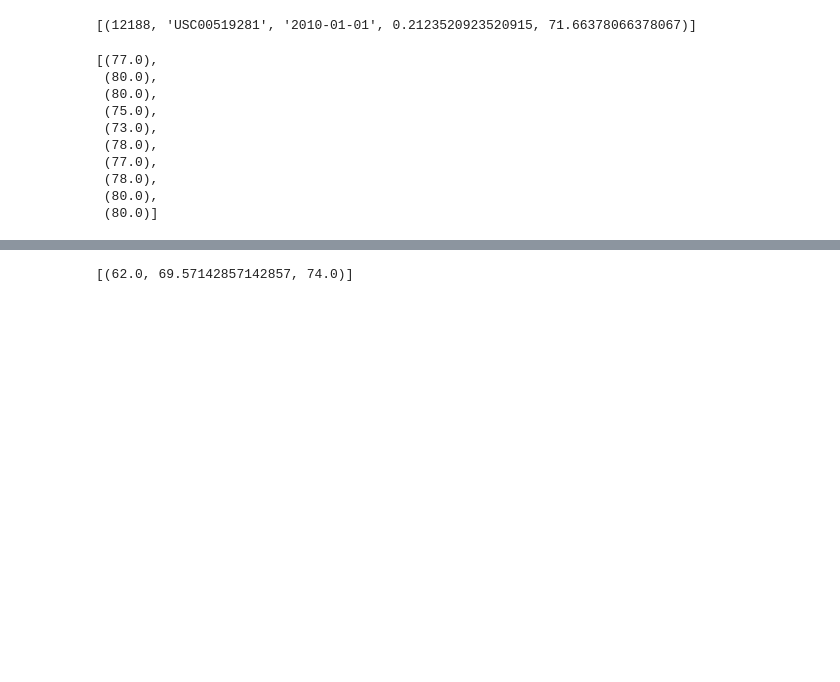
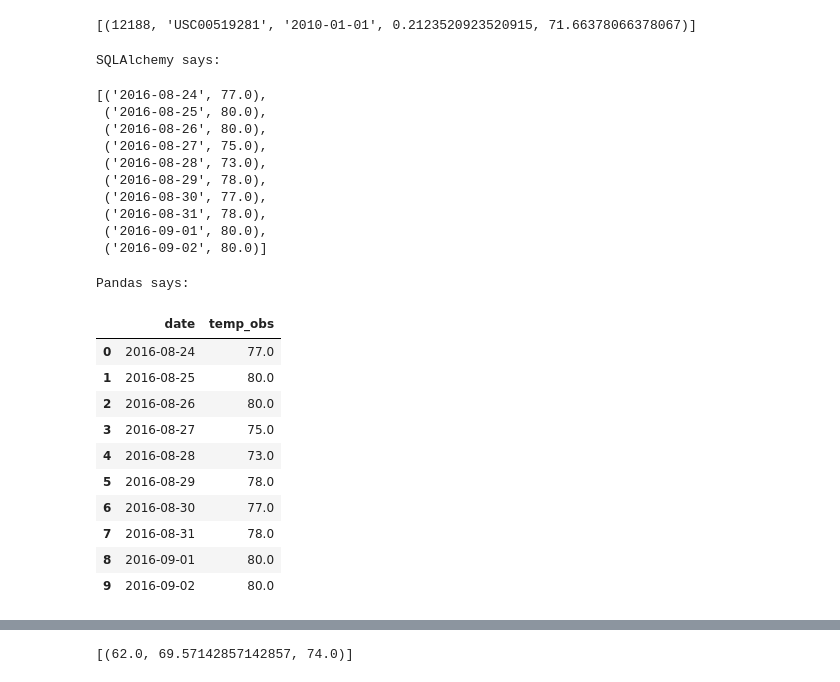
Before and after one commit to srmonteiro/DS_Bootcamp_HW, a Jupyter notebook: Monteiro_wk11_ADSR_Climate_Surf/Monteiro_wk11_ADSR_SurfWeather.ipynb, the cells around one changed output, grey strips where cells are left out. Drawn from its saved outputs; the diff is of its cells as text; code cells hidden in the pictures; blank space fills up the shorter version.

```diff
--- a/Monteiro_wk11_ADSR_Climate_Surf/Monteiro_wk11_ADSR_SurfWeather.ipynb
+++ b/Monteiro_wk11_ADSR_Climate_Surf/Monteiro_wk11_ADSR_SurfWeather.ipynb
@@ -354,20 +355,40 @@ display(avg_temp_record)
 # Choose the station with the highest number of temperature observations.
 # Query the last 12 months of temperature observation data for this station and plot the results as a histogram
 # %%
-active_station_last_year = session.query(Measurement.tobs)\
+print('SQLAlchemy says:')
+active_station_last_year = session.query(Measurement.date, Measurement.tobs)\
                                         .filter(Measurement.date >= year_ago)\
                                         .filter(Measurement.station == 'USC00519281')\
                                         .filter(Measurement.tobs.isnot(None))\
                                         .order_by(Measurement.date).all()
 display(active_station_last_year[0:10])
+
+print('Pandas says:')
+asly_temp_obs = pd.DataFrame(np.array(active_station_last_year), columns=(["date","temp_obs"]))
+
+asly_temp_obs.temp_obs = asly_temp_obs.temp_obs.astype(float)
+asly_temp_obs.head(10)
 # %% [output]
-[(77.0),
- (80.0),
- (80.0),
- (75.0),
- (73.0),
- (78.0),
- (77.0),
- (78.0),
- (80.0),
- (80.0)]
+SQLAlchemy says:
+[('2016-08-24', 77.0),
+ ('2016-08-25', 80.0),
+ ('2016-08-26', 80.0),
+ ('2016-08-27', 75.0),
+ ('2016-08-28', 73.0),
+ ('2016-08-29', 78.0),
+ ('2016-08-30', 77.0),
+ ('2016-08-31', 78.0),
+ ('2016-09-01', 80.0),
+ ('2016-09-02', 80.0)]
+Pandas says:
+|  | date | temp_obs |
+| 0 | 2016-08-24 | 77.0 |
+| 1 | 2016-08-25 | 80.0 |
+| 2 | 2016-08-26 | 80.0 |
+| 3 | 2016-08-27 | 75.0 |
+| 4 | 2016-08-28 | 73.0 |
+| 5 | 2016-08-29 | 78.0 |
+| 6 | 2016-08-30 | 77.0 |
+| 7 | 2016-08-31 | 78.0 |
+| 8 | 2016-09-01 | 80.0 |
+| 9 | 2016-09-02 | 80.0 |
```
Also changed, not shown: parts of 2 cells of this notebook, 1 other file.
